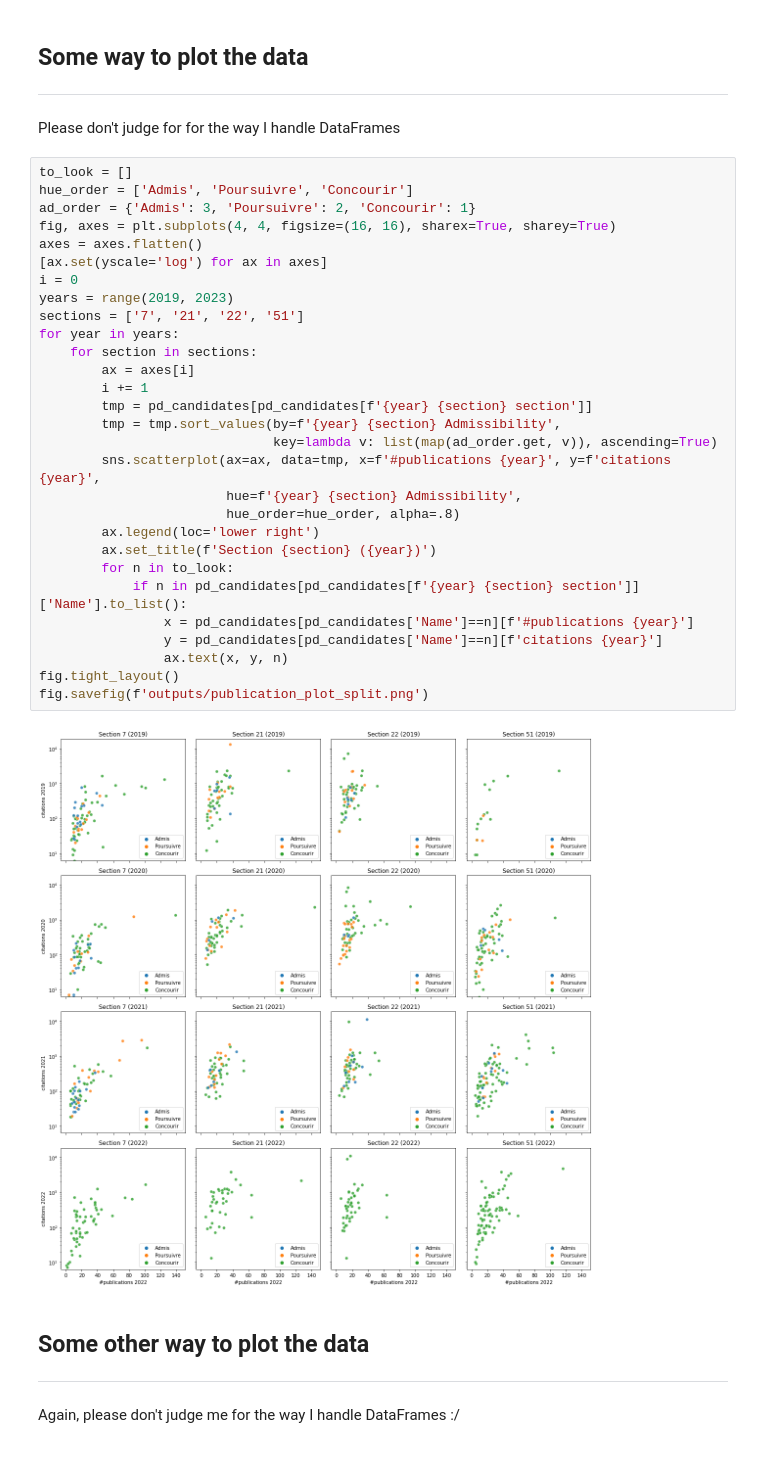
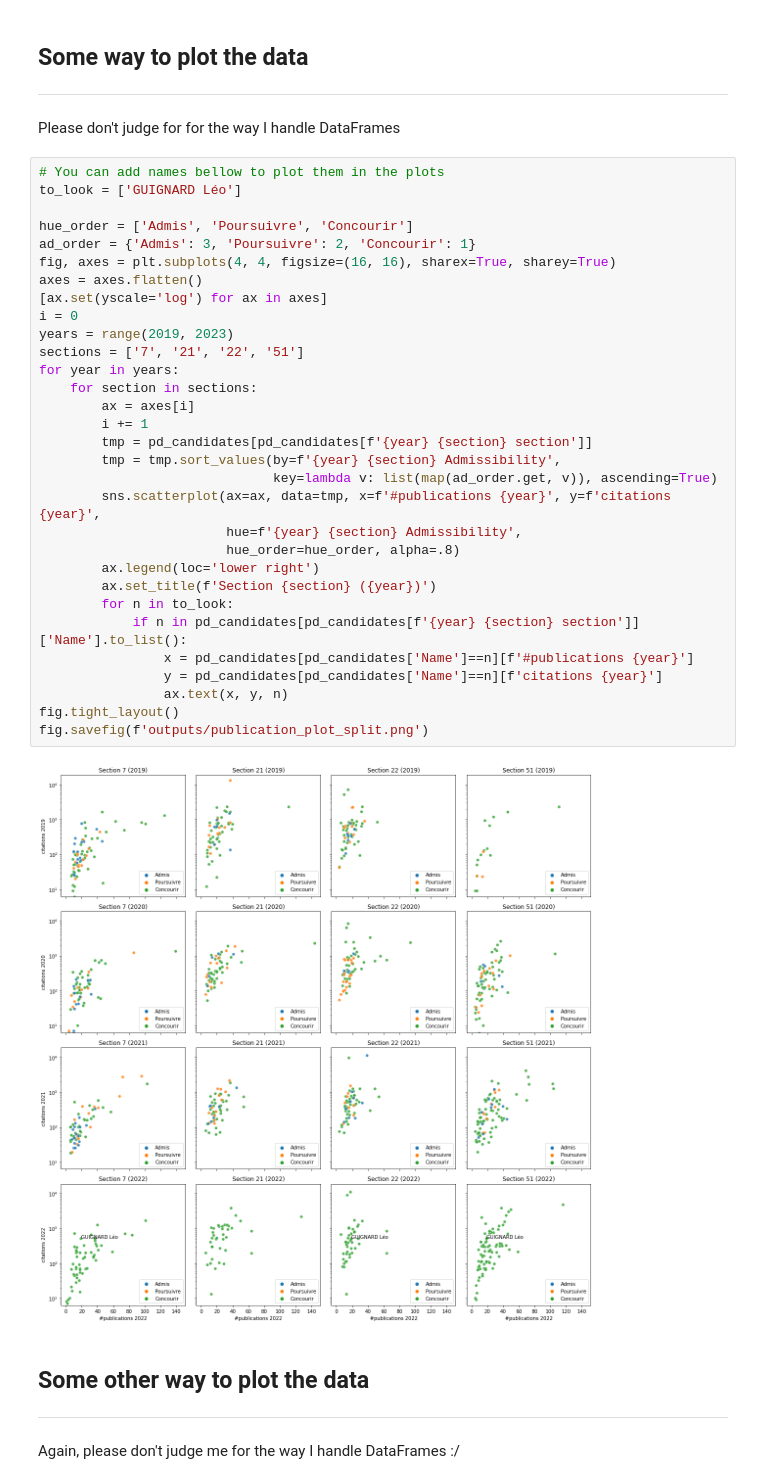
Before and after one commit to leoguignard/CNRS-scrape, a Jupyter notebook: Plotting.ipynb, the cells around one changed output. Saved outputs shown, nothing was run; the diff lists cells and outputs as text.

```diff
--- a/Plotting.ipynb
+++ b/Plotting.ipynb
@@ -15,36 +15,38 @@ pd_candidates = pd.read_json('outputs/y19-20-21-22-s7-21-22-51.json')
 ---
 Please don't judge for for the way I handle DataFrames
 # %%
-to_look = []
+# You can add names bellow to plot them in the plots
+to_look = ['GUIGNARD Léo']
+
 hue_order = ['Admis', 'Poursuivre', 'Concourir']
 ad_order = {'Admis': 3, 'Poursuivre': 2, 'Concourir': 1}
 fig, axes = plt.subplots(4, 4, figsize=(16, 16), sharex=True, sharey=True)
 axes = axes.flatten()
 [ax.set(yscale='log') for ax in axes]
 i = 0
 years = range(2019, 2023)
 sections = ['7', '21', '22', '51']
 for year in years:
     for section in sections:
         ax = axes[i]
         i += 1
         tmp = pd_candidates[pd_candidates[f'{year} {section} section']]
         tmp = tmp.sort_values(by=f'{year} {section} Admissibility',
                               key=lambda v: list(map(ad_order.get, v)), ascending=True)
         sns.scatterplot(ax=ax, data=tmp, x=f'#publications {year}', y=f'citations {year}',
                         hue=f'{year} {section} Admissibility',
                         hue_order=hue_order, alpha=.8)
         ax.legend(loc='lower right')
         ax.set_title(f'Section {section} ({year})')
         for n in to_look:
             if n in pd_candidates[pd_candidates[f'{year} {section} section']]['Name'].to_list():
                 x = pd_candidates[pd_candidates['Name']==n][f'#publications {year}']
                 y = pd_candidates[pd_candidates['Name']==n][f'citations {year}']
                 ax.text(x, y, n)
 fig.tight_layout()
 fig.savefig(f'outputs/publication_plot_split.png')
 # %% [output]
-[figure, old version]
+[figure, new version]
 # %% [markdown]
 ## Some other way to plot the data
 ---
```
Also changed, not shown: parts of 2 cells of this notebook, 1 other file.
